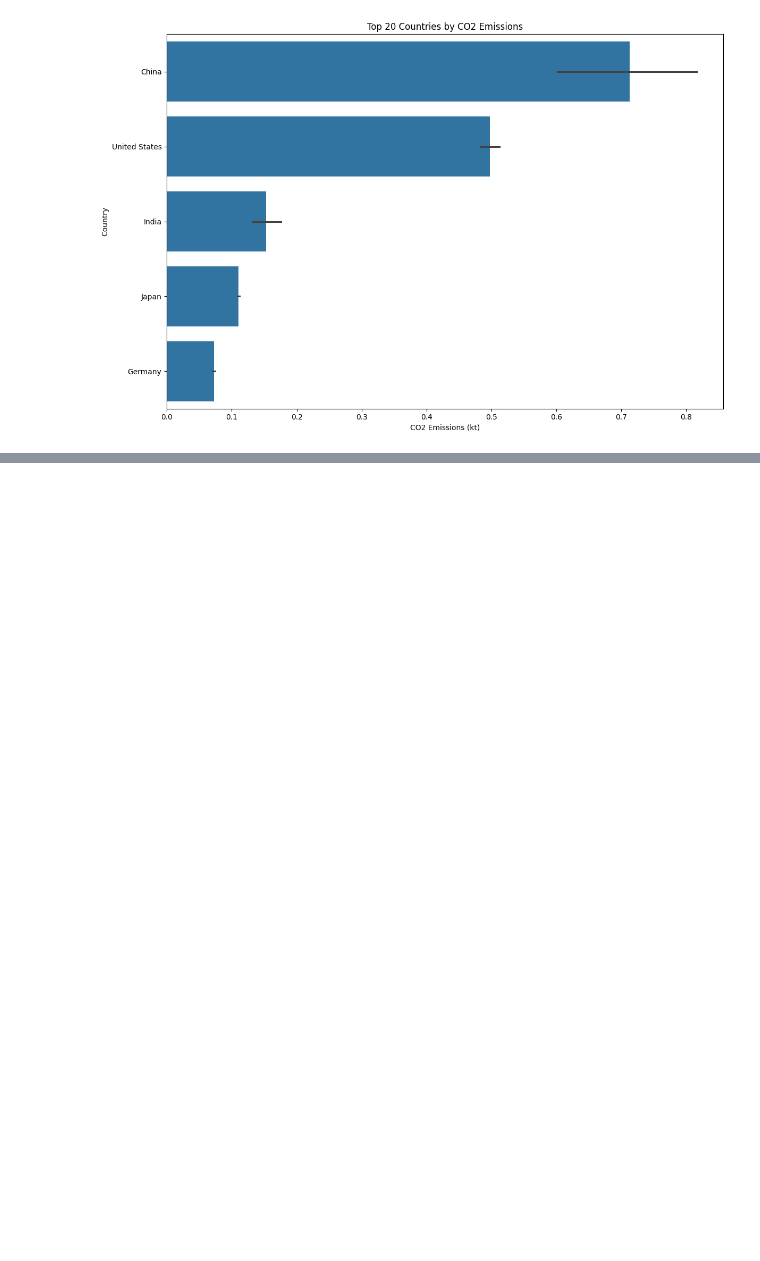
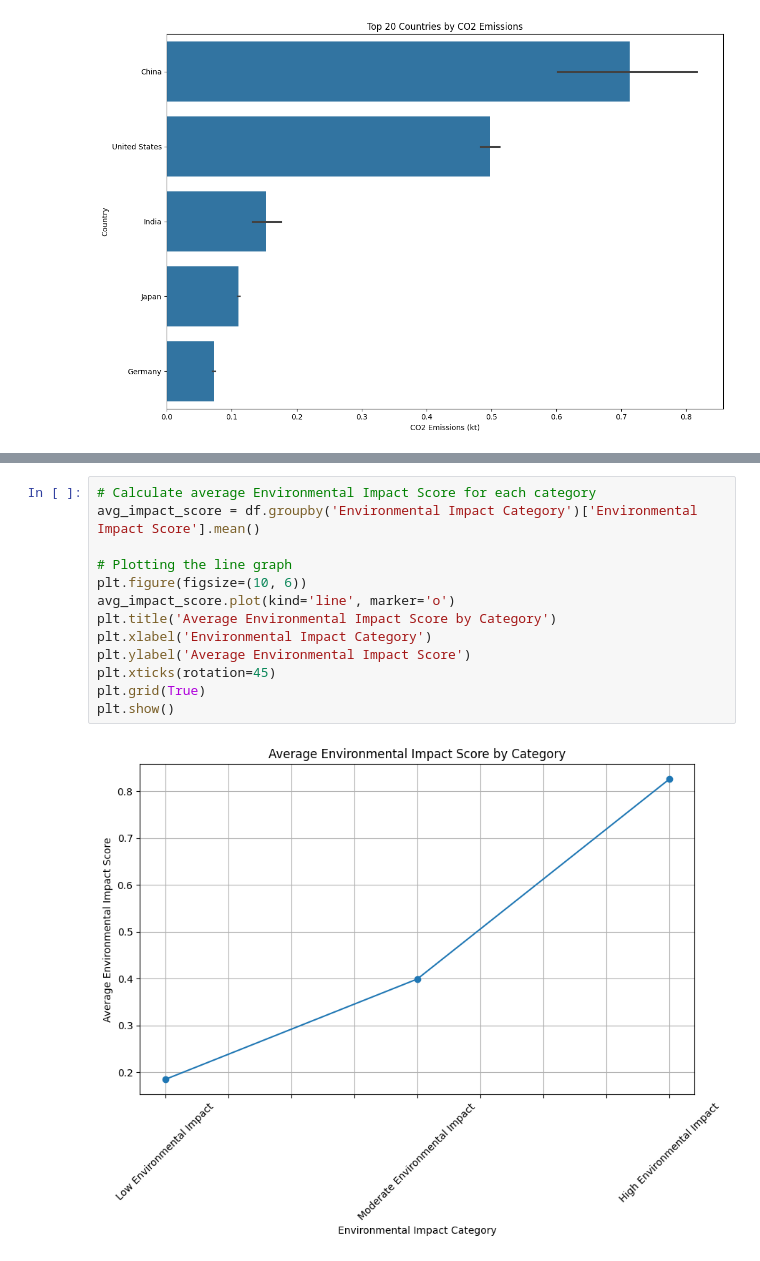
Before and after one commit to Annas-khan424/Data-visualisation, a Jupyter notebook: main.ipynb, the cells around one changed output, grey strips where cells are left out. Cells and saved outputs as stored; diff of their text form; blank space fills up the shorter version.

```diff
--- a/main.ipynb
+++ b/main.ipynb
@@ -773,0 +829,15 @@ plt.show()
+# %%
+# Calculate average Environmental Impact Score for each category
+avg_impact_score = df.groupby('Environmental Impact Category')['Environmental Impact Score'].mean()
+
+# Plotting the line graph
+plt.figure(figsize=(10, 6))
+avg_impact_score.plot(kind='line', marker='o')
+plt.title('Average Environmental Impact Score by Category')
+plt.xlabel('Environmental Impact Category')
+plt.ylabel('Average Environmental Impact Score')
+plt.xticks(rotation=45)
+plt.grid(True)
+plt.show()
+# %% [output]
+[figure, added]
```
Also changed, not shown: parts of 4 cells of this notebook.
